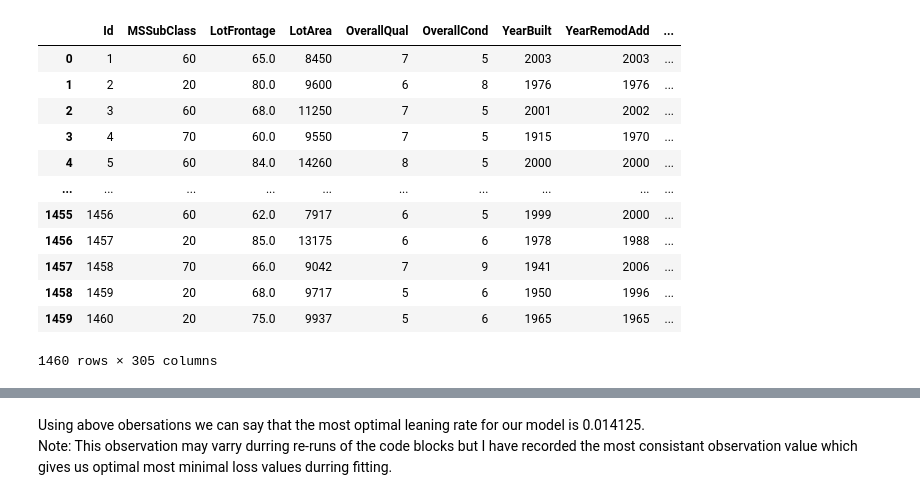
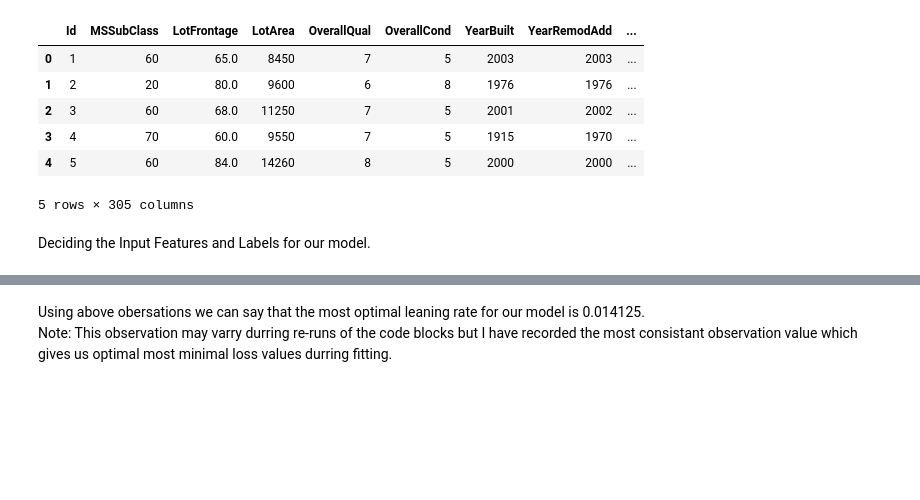
Before and after one commit to atharv-d21/regression_house_price, a Jupyter notebook: github_regression_predict_house_price.ipynb, the cells around one changed output, grey strips where cells are left out. Saved outputs shown, nothing was run; the diff lists cells and outputs as text; code cells hidden in the pictures; blank space fills up the shorter version.

```diff
--- a/github_regression_predict_house_price.ipynb
+++ b/github_regression_predict_house_price.ipynb
@@ -63,21 +60,17 @@ df
 # %%
 # replacing true with 1 and false with 0 to convert the data frame into completely numerical form
 df = df.replace({True: 1, False: 0})
-df
+df.head()
 # %% [output]
 |  | Id | MSSubClass | LotFrontage | LotArea | OverallQual | OverallCond | YearBuilt | YearRemodAdd | ... |
 | 0 | 1 | 60 | 65.0 | 8450 | 7 | 5 | 2003 | 2003 | ... |
 | 1 | 2 | 20 | 80.0 | 9600 | 6 | 8 | 1976 | 1976 | ... |
 | 2 | 3 | 60 | 68.0 | 11250 | 7 | 5 | 2001 | 2002 | ... |
 | 3 | 4 | 70 | 60.0 | 9550 | 7 | 5 | 1915 | 1970 | ... |
 | 4 | 5 | 60 | 84.0 | 14260 | 8 | 5 | 2000 | 2000 | ... |
-| ... | ... | ... | ... | ... | ... | ... | ... | ... | ... |
-| 1455 | 1456 | 60 | 62.0 | 7917 | 6 | 5 | 1999 | 2000 | ... |
-| 1456 | 1457 | 20 | 85.0 | 13175 | 6 | 6 | 1978 | 1988 | ... |
-| 1457 | 1458 | 70 | 66.0 | 9042 | 7 | 9 | 1941 | 2006 | ... |
-| 1458 | 1459 | 20 | 68.0 | 9717 | 5 | 6 | 1950 | 1996 | ... |
-| 1459 | 1460 | 20 | 75.0 | 9937 | 5 | 6 | 1965 | 1965 | ... |
-1460 rows × 305 columns
+5 rows × 305 columns
+# %% [markdown]
+Deciding the Input Features and Labels for our model.
 # %%
 # making features and labels out of the dataframe for the model
 trainingX = df.drop(columns=['SalePrice', 'Id'])
```
Also changed, not shown: parts of 18 cells of this notebook.
